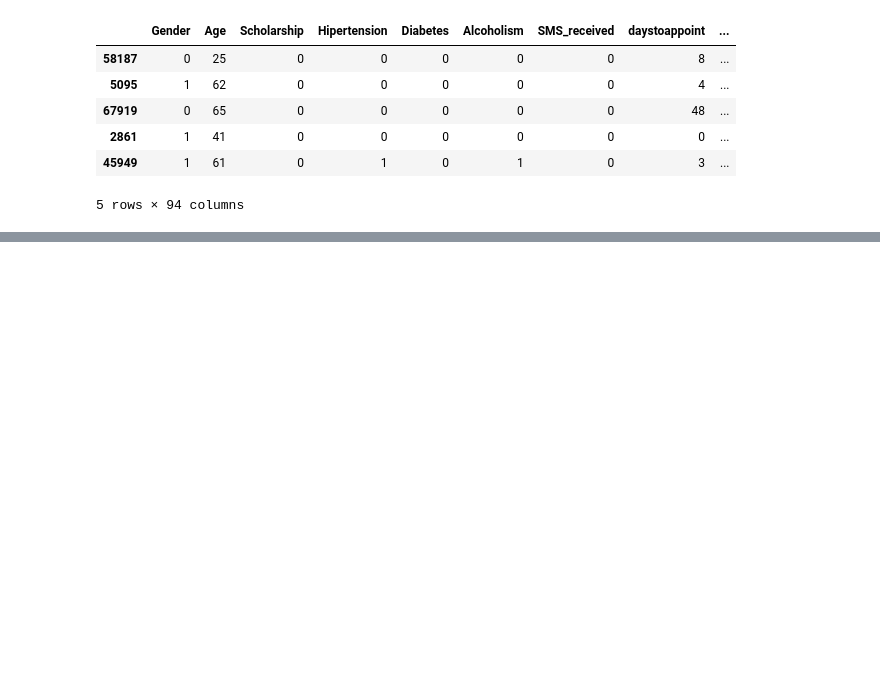
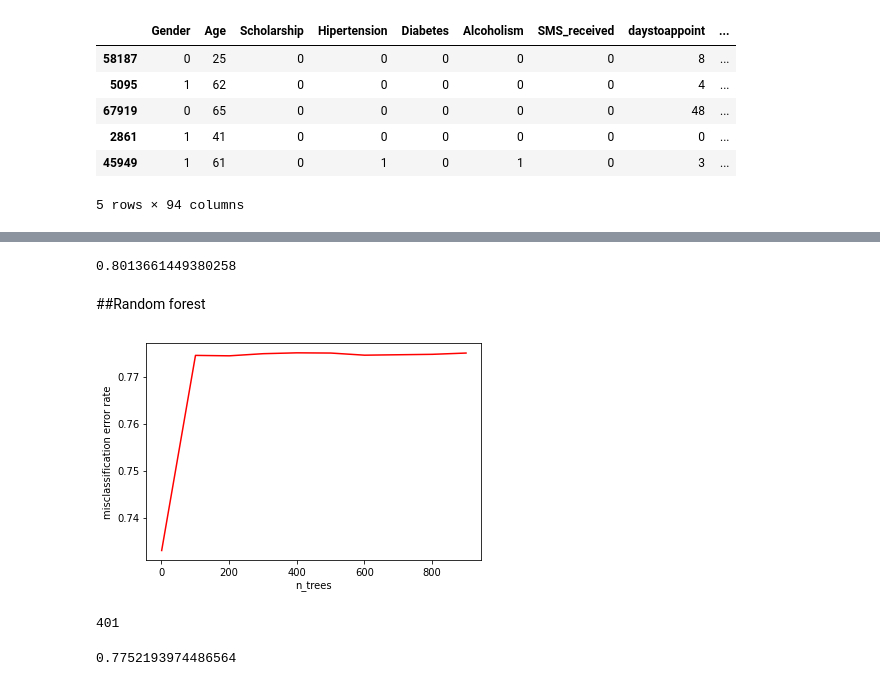
Before and after one commit to HanjunHeatherLi/Clinical_no_show_project, a Jupyter notebook: project_1.ipynb, the cells around one changed output, grey strips where cells are left out. Saved outputs shown, nothing was run; the diff lists cells and outputs as text; code cells hidden in the pictures; blank space fills up the shorter version.

```diff
--- a/project_1.ipynb
+++ b/project_1.ipynb
@@ -154,0 +209,32 @@ Xtrain, Xtest, ytrain, ytest = train_test_split(X, y, test_size=0.2, random_stat
+# %%
+y_pred_Dtree=Dtree.predict(Xtest)
+tree_accuracy=accuracy_score(ytest, y_pred_Dtree)
+tree_accuracy
+# %% [output]
+0.8013661449380258
+# %% [markdown]
+##Random forest
+# %%
+"""tree_list=[]
+test_results = []
+list_nb_trees = np.arange(1, 1000, 100).tolist()
+
+for nb_trees in list_nb_trees:
+    rf = RandomForestClassifier(n_estimators=nb_trees,random_state=42)
+    y_pre_RF=rf.fit(Xtrain, ytrain).predict(Xtest)
+    test_results.append(accuracy_score(ytest, y_pre_RF))
+
+
+line1, = plt.plot(list_nb_trees, test_results, color="r", label="Randomforest")
+
+
+plt.ylabel('misclassification error rate')
+plt.xlabel('n_trees')
+plt.show()"""
+# %% [output]
+[figure, added]
+# %%
+best_ntrees=list_nb_trees[test_results.index(max(test_results))]
+best_ntrees
+# %% [output]
+401
@@ -154,0 +243,6 @@ Xtrain, Xtest, ytrain, ytest = train_test_split(X, y, test_size=0.2, random_stat
+# %%
+y_pred_RF=RF.predict(Xtest)
+tree_accuracy=accuracy_score(ytest, y_pred_RF)
+tree_accuracy
+# %% [output]
+0.7752193974486564
```
Also changed, not shown: parts of 12 cells of this notebook.
